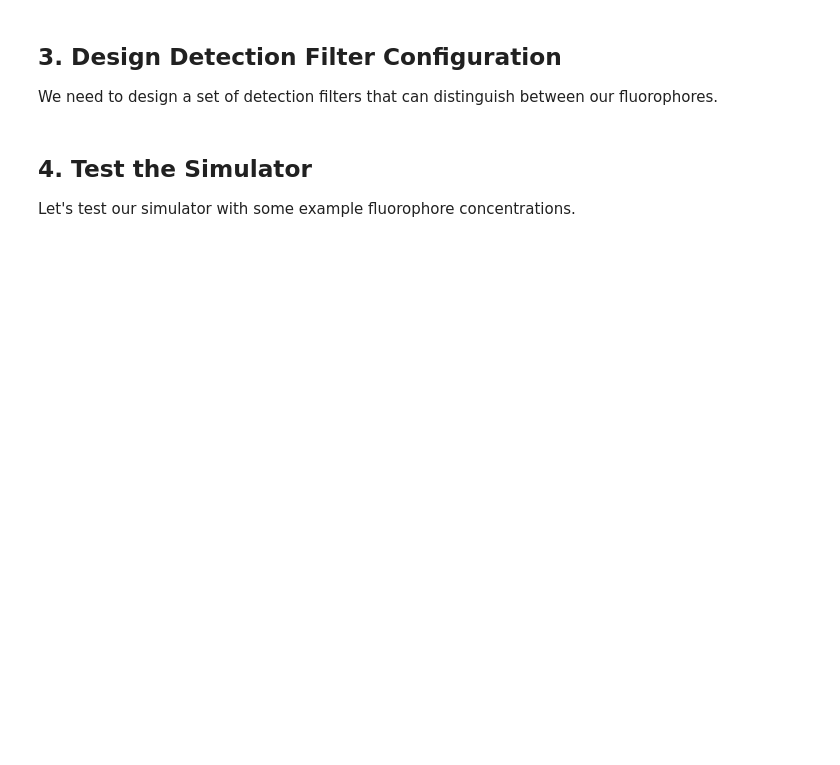
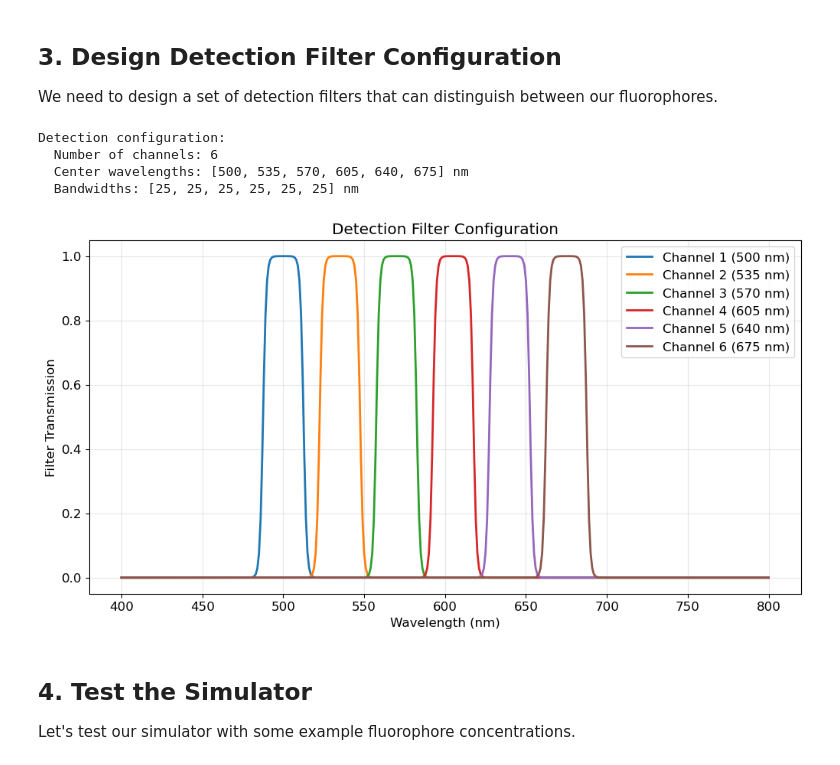
Before and after one commit to boazmohar/sbi-DELTA, a Jupyter notebook: notebooks/sbi_example.ipynb, the cells around one changed output. Drawn from its saved outputs; the diff is of its cells as text; code cells hidden in the pictures; blank space fills up the shorter version.

```diff
--- a/notebooks/sbi_example.ipynb
+++ b/notebooks/sbi_example.ipynb
@@ -94,28 +142,34 @@ We need to design a set of detection filters that can distinguish between our fl
 # %%
 # Design detection filters
 # We'll use 4 channels to detect 5 fluorophores (challenging but realistic)
-center_wavelengths = [540, 580, 620, 680]  # Channel centers
-bandwidths = [25, 25, 25, 30]              # Channel bandwidths
+center_wavelengths = [500, 535, 570, 605, 640, 675 ]  # Channel centers
+bandwidths = [25, 25, 25, 25, 25,25]              # Channel bandwidths
 
 print(f"Detection configuration:")
 print(f"  Number of channels: {len(center_wavelengths)}")
 print(f"  Center wavelengths: {center_wavelengths} nm")
 print(f"  Bandwidths: {bandwidths} nm")
 
 # Visualize the filter configuration
-wavelengths = np.arange(500, 800, 1)
+wavelengths = np.arange(400, 800, 1)
 filters = simulator.filter_bank.create_filters(center_wavelengths, bandwidths)
 
 plt.figure(figsize=(12, 6))
 for i, (center, bandwidth) in enumerate(zip(center_wavelengths, bandwidths)):
-    plt.plot(wavelengths, filters[i], label=f'Channel {i+1} ({center} nm)', linewidth=2)
+    plt.plot(simulator.filter_bank.wavelengths, filters[i], label=f'Channel {i+1} ({center} nm)', linewidth=2)
 
 plt.xlabel('Wavelength (nm)')
 plt.ylabel('Filter Transmission')
 plt.title('Detection Filter Configuration')
 plt.legend()
 plt.grid(True, alpha=0.3)
 plt.show()
+# %% [output]
+Detection configuration:
+  Number of channels: 6
+  Center wavelengths: [500, 535, 570, 605, 640, 675] nm
+  Bandwidths: [25, 25, 25, 25, 25, 25] nm
+[figure, added]
 # %% [markdown]
 ## 4. Test the Simulator
 
```
Also changed, not shown: parts of 19 cells of this notebook, 13 other files.
